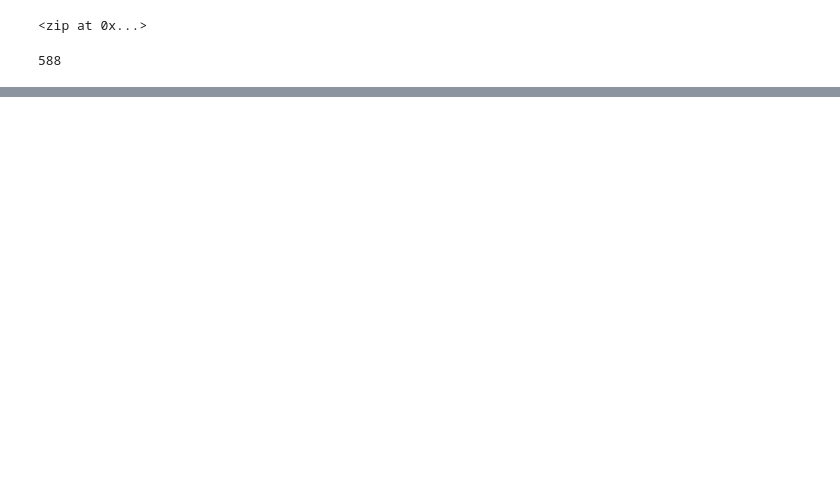
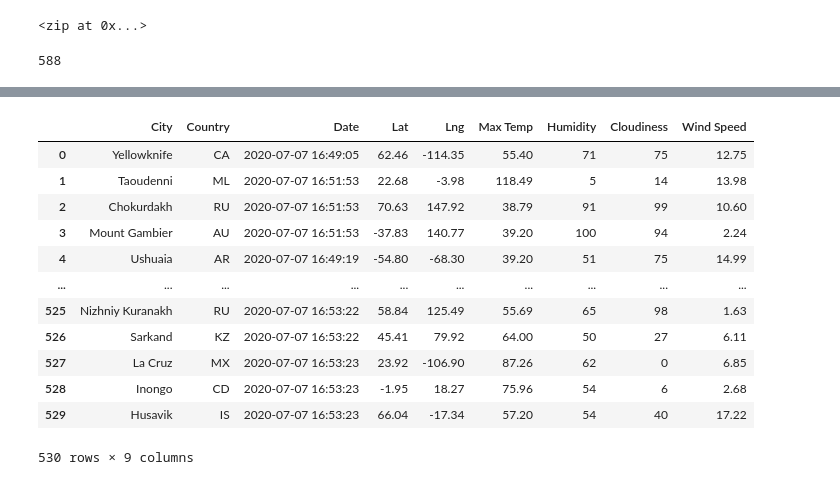
Before and after one commit to AnnaS0272/World_Weather_Analysis, a Jupyter notebook: WeatherPy.ipynb, the cells around one changed output, grey strips where cells are left out. Drawn from its saved outputs; the diff is of its cells as text; code cells hidden in the pictures; blank space fills up the shorter version.

```diff
--- a/WeatherPy.ipynb
+++ b/WeatherPy.ipynb
@@ -33,0 +43,4 @@ len(cities)
+# %%
+# Starting URL for Weather Map API Call.
+url = "http://api.openweathermap.org/data/2.5/weather?units=Imperial&APPID=" + weather_api_key
+print(url)
@@ -33,0 +146,4 @@ len(cities)
+# %%
+# Convert the array of dictionaries to a Pandas DataFrame.
+city_data_df = pd.DataFrame(city_data)
+city_data_df.head(10)
@@ -33,0 +162,22 @@ len(cities)
+# %%
+#Creating new column order
+#City, Country, Date, Lat, Lng, Max Temp, Humidity, Cloudiness, and Wind Speed,
+new_column_order = ["City", "Country", "Date", "Lat", "Lng", "Max Temp","Humidity", "Cloudiness", "Wind Speed"]
+# %%
+city_data_df = city_data_df[new_column_order]
+# %%
+city_data_df
+# %% [output]
+|  | City | Country | Date | Lat | Lng | Max Temp | Humidity | Cloudiness | Wind Speed |
+| 0 | Yellowknife | CA | 2020-07-07 16:49:05 | 62.46 | -114.35 | 55.40 | 71 | 75 | 12.75 |
+| 1 | Taoudenni | ML | 2020-07-07 16:51:53 | 22.68 | -3.98 | 118.49 | 5 | 14 | 13.98 |
+| 2 | Chokurdakh | RU | 2020-07-07 16:51:53 | 70.63 | 147.92 | 38.79 | 91 | 99 | 10.60 |
+| 3 | Mount Gambier | AU | 2020-07-07 16:51:53 | -37.83 | 140.77 | 39.20 | 100 | 94 | 2.24 |
+| 4 | Ushuaia | AR | 2020-07-07 16:49:19 | -54.80 | -68.30 | 39.20 | 51 | 75 | 14.99 |
+| ... | ... | ... | ... | ... | ... | ... | ... | ... | ... |
+| 525 | Nizhniy Kuranakh | RU | 2020-07-07 16:53:22 | 58.84 | 125.49 | 55.69 | 65 | 98 | 1.63 |
+| 526 | Sarkand | KZ | 2020-07-07 16:53:22 | 45.41 | 79.92 | 64.00 | 50 | 27 | 6.11 |
+| 527 | La Cruz | MX | 2020-07-07 16:53:23 | 23.92 | -106.90 | 87.26 | 62 | 0 | 6.85 |
+| 528 | Inongo | CD | 2020-07-07 16:53:23 | -1.95 | 18.27 | 75.96 | 54 | 6 | 2.68 |
+| 529 | Husavik | IS | 2020-07-07 16:53:23 | 66.04 | -17.34 | 57.20 | 54 | 40 | 17.22 |
+530 rows × 9 columns
```
Also changed, not shown: parts of 7 cells of this notebook, 6 other files.
